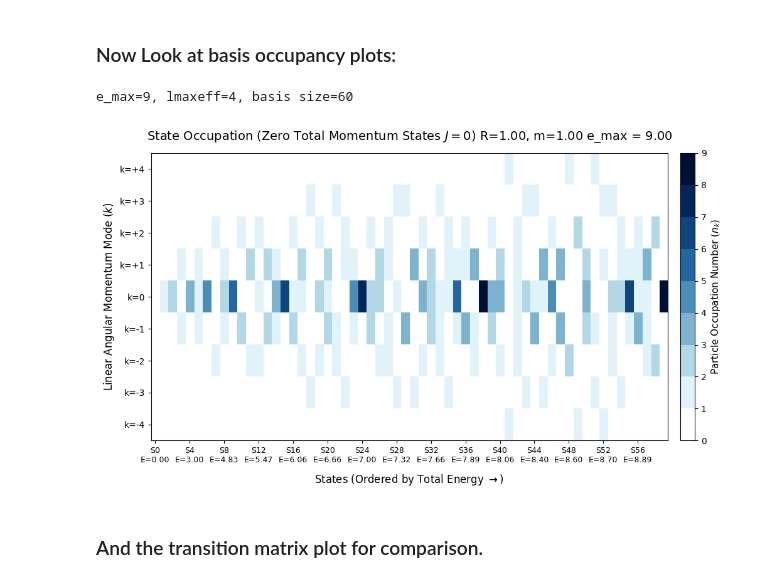
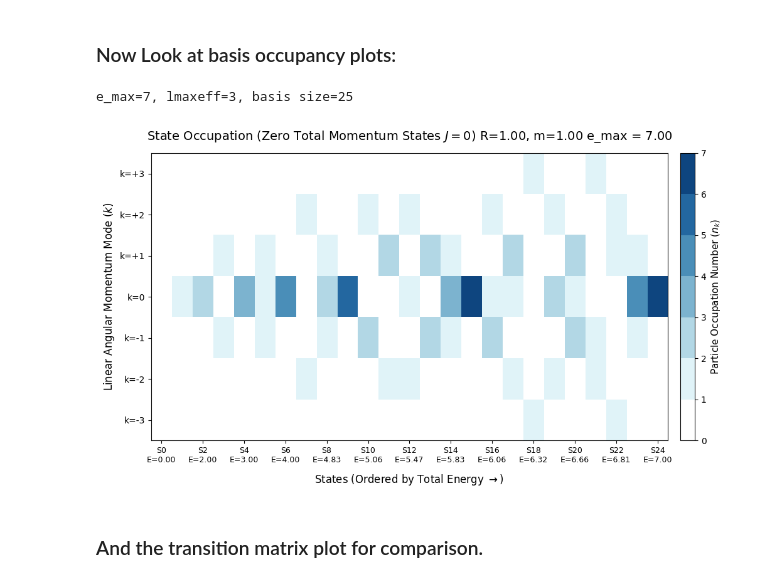
Before and after one commit to miarobin/FasterHT, a Jupyter notebook: phi4_truncation.ipynb, the cells around one changed output. Drawn from its saved outputs; the diff is of its cells as text; code cells hidden in the pictures.

```diff
--- a/phi4_truncation.ipynb
+++ b/phi4_truncation.ipynb
@@ -688,19 +548,19 @@ Raw gap E1-E0:        5.806114
 ### Now Look at basis occupancy plots:
 # %%
 # Benchmark Hamiltonian Parameters.
-m, r, g = 1.0, 1., 4*np.pi
-e_max = 9
+mQ, r, g = 1.0, 1.0, 4*np.pi
+e_max = 7
 
 
-lmaxeff = effective_lmax(e_max, e_max, m, r)
-gen_omega_list(l_uv + 1, m, r)
-basis = basis_l0(make_basis(lmaxeff, e_max, m, r))
+lmaxeff = effective_lmax(e_max, e_max, mQ, r)
+gen_omega_list(lmaxeff, mQ, r)
+basis = basis_l0(make_basis(lmaxeff, e_max, mQ, r))
 
 
 basis.sort()
 print(f'e_max={e_max}, lmaxeff={lmaxeff}, basis size={len(basis)}')
 # %% [output]
-e_max=9, lmaxeff=4, basis size=60
+e_max=7, lmaxeff=3, basis size=25
 # %%
 #Re-orders the states from angular momenta as (0, +1, -1, +2, -2, ...) to (..., -2, -1, 0, +1, +2, ...)
 def sort_modes(state, lmaxeff):
@@ -729,7 +589,7 @@ sorted_states = []
 state_energies = []
 for state in _basis:
     sorted_states.append(sort_modes(state, lrange))
-    state_energies.append(state_energy(state,m,r))
+    state_energies.append(state_energy(state,mQ,r))
 
 sorted_states=[x for x, _ in sorted(zip(sorted_states, state_energies), key=lambda pair: pair[1])]
 sorted_energies=sorted(state_energies)
@@ -746,38 +606,44 @@ fig, ax = plt.subplots(figsize=(11, 6))
 blue_gradient = [
     '#ffffff', '#e0f3f8', '#b2d7e5', '#7cb3cf', '#4a8eb8',
     '#2367a0', '#0e457f', '#022659', '#001035', '#000314'
 ]
 blue_cmap = ListedColormap(blue_gradient[:int(max(np.ndarray.flatten(grid_matrix)))])
 # origin='lower' keeps negative momentum at the bottom and positive at the top
 cax = ax.imshow(grid_matrix, cmap=blue_cmap, aspect='auto', origin='lower',interpolation='nearest')
 
 # Axis Configuration (Y-Axis: Momentum)
 mode_labels = [f"k={m}" if m <= 0 else f"k=+{m}" for m in modes]
 ax.set_yticks(np.arange(len(modes)))
 ax.set_yticklabels(mode_labels, fontsize=10)
 ax.set_ylabel("Linear Angular Momentum Mode ($k$)", fontsize=12)
 
+
 # Axis Configuration (X-Axis: Energy Sorted States)
 state_labels = [f"S{i}\nE={item:.2f}" for i, item in enumerate(sorted_energies)]
 if len(state_labels)>15:
-    _state_labels=state_labels[::int(len(state_labels)/15)]
+    # Reducing the number of state labels if it becomes too large, as unreadable.
+    _state_labels=state_labels[::int(math.ceil(len(state_labels)/15))]
+    ax.set_xticks(np.arange(0,len(sorted_states),int(math.ceil(len(state_labels)/15))))
+    ax.set_xticklabels(_state_labels, fontsize=9)
 
-ax.set_xticks(np.arange(0,len(sorted_states),int(len(state_labels)/15)))
-ax.set_xticklabels(_state_labels, fontsize=9)
+else:
+    ax.set_xticks(np.arange(0,len(sorted_states)))
+    ax.set_xticklabels(state_labels, fontsize=9)
+
 ax.set_xlabel("States (Ordered by Total Energy $\\rightarrow$)", fontsize=12, labelpad=10)
 
-ax.set_title(f"State Occupation (Zero Total Momentum States $J=0$) R={r:.2f}, m={m:.2f} e_max = {e_max:.2f}", fontsize=14, pad=15)
+ax.set_title(f"State Occupation (Zero Total Momentum States $J=0$) R={r:.2f}, m={mQ:.2f} e_max = {e_max:.2f}", fontsize=14, pad=15)
 
 # Setup a clean discrete colorbar for occupation levels
 max_occ = int(np.max(grid_matrix))
 cbar = fig.colorbar(cax, ax=ax, ticks=np.arange(max_occ + 1), pad=0.02)
 cbar.set_label('Particle Occupation Number ($n_k$)', fontsize=11)
 
 plt.grid(False) # Turn off the default global grid overlay to keep image clean
 plt.tight_layout()
 plt.show()
 # %% [output]
-[figure, old version]
+[figure, new version]
 # %% [markdown]
 ### And the transition matrix plot for comparison.
 # %%
```
Also changed, not shown: parts of 24 cells of this notebook.
